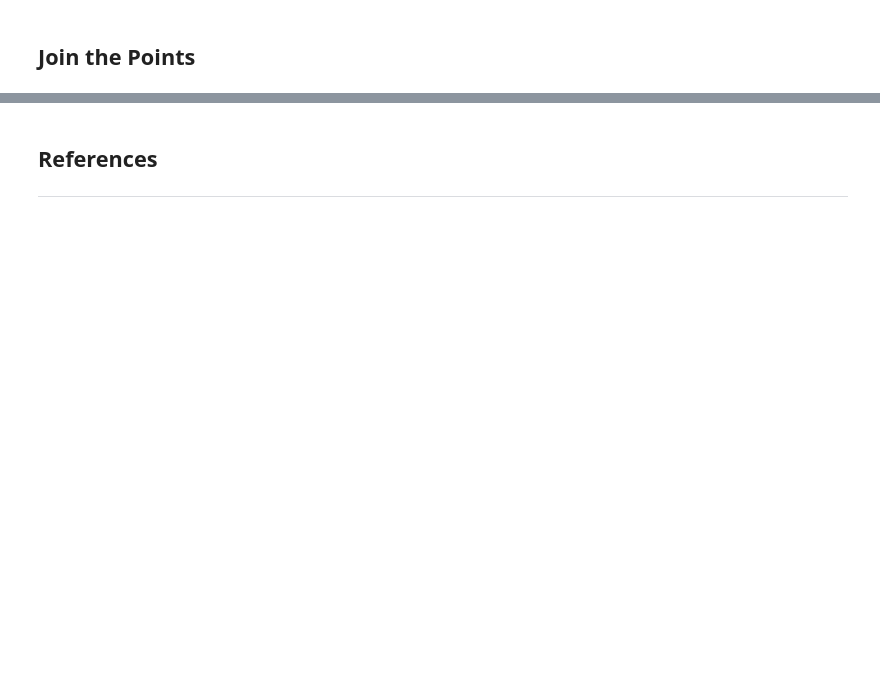
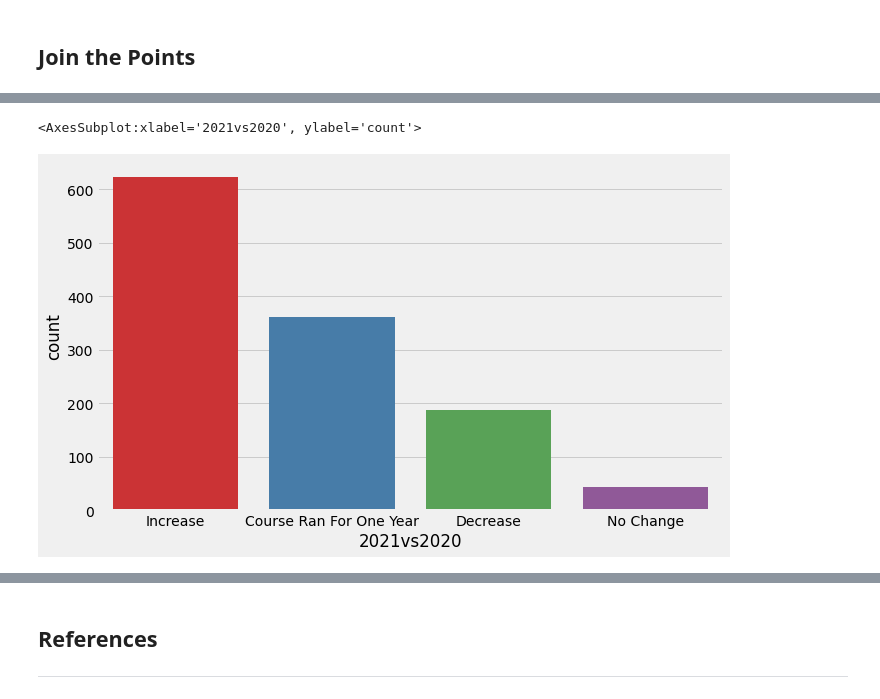
Before and after one commit to Cormac88/Fundamentals-of-Data-Analysis, a Jupyter notebook: cao.ipynb, the cells around one changed output, grey strips where cells are left out. Cells and saved outputs as stored; diff of their text form; code cells hidden in the pictures; blank space fills up the shorter version.

Commit message:
Completed the Dataset for all the courses and started some analyis. Managed to plot count plots of the changes in points from 2019 to 2020 for round 1 and did the same with pie plots.

```diff
--- a/cao.ipynb
+++ b/cao.ipynb
@@ -615,2 +1050,2 @@ allcourses.iloc[1213]
 # %%
-allcourses.sort_values('code')
+allcourses.sort_values('code', inplace = True)
@@ -616,0 +1064,7 @@ allcourses.sort_values('code')
+# %%
+# change the points columns from object to float [09]
+
+allcourses['points_r1_2021'] = pd.to_numeric(allcourses['points_r1_2021'])
+allcourses['points_r1_2020'] = pd.to_numeric(allcourses['points_r1_2020'])
+allcourses['points_r1_2019'] = pd.to_numeric(allcourses['points_r1_2019'])
+allcourses
@@ -616,0 +1096,5 @@ allcourses.sort_values('code')
+# %%
+allcourses['points_r1_2021-2020'] = allcourses.points_r1_2021 - allcourses.points_r1_2020
+allcourses['points_r1_2020-2019'] = allcourses.points_r1_2020 - allcourses.points_r1_2019
+allcourses['points_r1_2021-2019'] = allcourses.points_r1_2021 - allcourses.points_r1_2019
+allcourses
@@ -616,0 +1165,8 @@ allcourses.sort_values('code')
+# %%
+# Use pd.DataFrame.apply to add the change in points columns to the
+# allcourses dataframe [13], [14]
+
+allcourses['2021vs2020'] = allcourses.apply (lambda x: change_in_points_20to21(x), axis = 1)
+allcourses['2020vs2019'] = allcourses.apply (lambda x: change_in_points_19to20(x), axis = 1)
+allcourses['2021vs2019'] = allcourses.apply (lambda x: change_in_points_19to21(x), axis = 1)
+allcourses
@@ -616,0 +1225,5 @@ allcourses.sort_values('code')
+# %%
+sns.countplot(data = allcourses, x = '2021vs2020', palette = 'Set1')
+# %% [output]
+<AxesSubplot:xlabel='2021vs2020', ylabel='count'>
+[figure, added]
```
Also changed, not shown: parts of 59 cells of this notebook, 35 other files.
